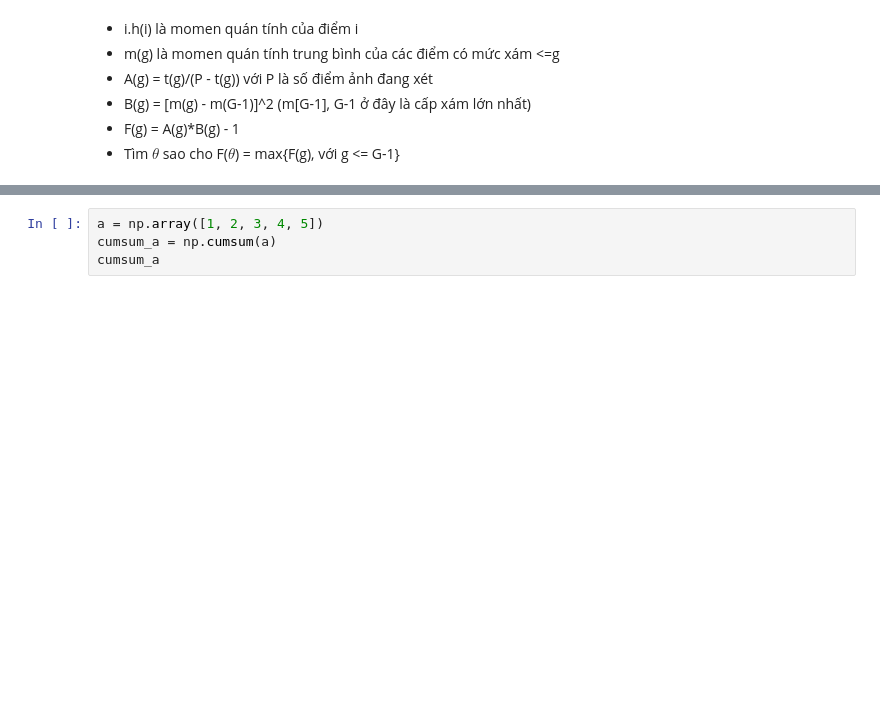
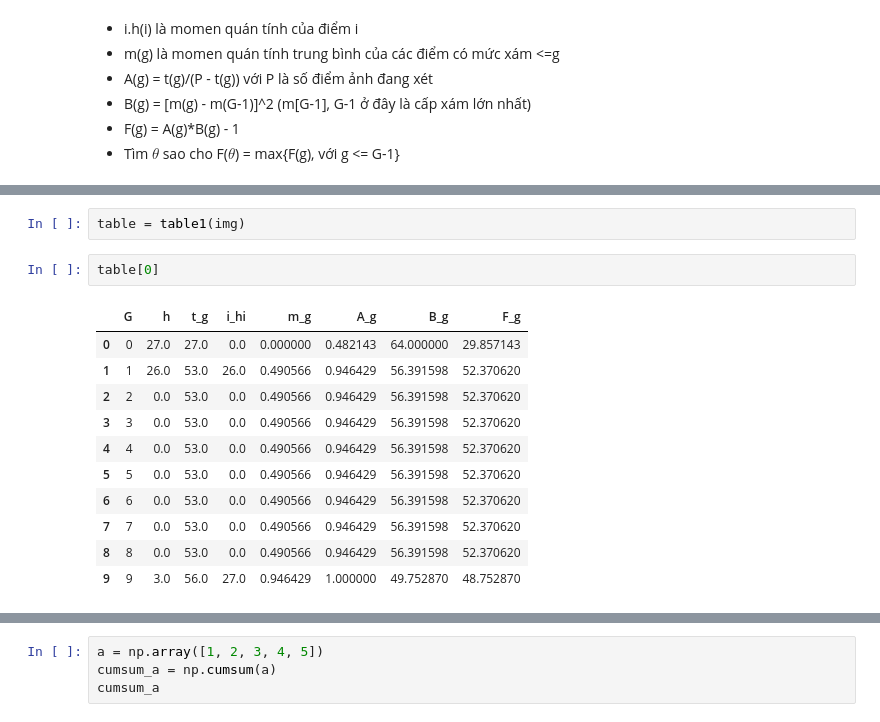
Before and after one commit to Minhdd1413/Image_Processing, a Jupyter notebook: Week3.ipynb, the cells around one changed output, grey strips where cells are left out. Cells and saved outputs as stored; diff of their text form; blank space fills up the shorter version.

```diff
--- a/Week3.ipynb
+++ b/Week3.ipynb
@@ -43,0 +104,16 @@ $$m(g) = (\Sigma^g_iih(i))/t(g)$$
+# %%
+table = table1(img)
+# %%
+table[0]
+# %% [output]
+|  | G | h | t_g | i_hi | m_g | A_g | B_g | F_g |
+| 0 | 0 | 27.0 | 27.0 | 0.0 | 0.000000 | 0.482143 | 64.000000 | 29.857143 |
+| 1 | 1 | 26.0 | 53.0 | 26.0 | 0.490566 | 0.946429 | 56.391598 | 52.370620 |
+| 2 | 2 | 0.0 | 53.0 | 0.0 | 0.490566 | 0.946429 | 56.391598 | 52.370620 |
+| 3 | 3 | 0.0 | 53.0 | 0.0 | 0.490566 | 0.946429 | 56.391598 | 52.370620 |
+| 4 | 4 | 0.0 | 53.0 | 0.0 | 0.490566 | 0.946429 | 56.391598 | 52.370620 |
+| 5 | 5 | 0.0 | 53.0 | 0.0 | 0.490566 | 0.946429 | 56.391598 | 52.370620 |
+| 6 | 6 | 0.0 | 53.0 | 0.0 | 0.490566 | 0.946429 | 56.391598 | 52.370620 |
+| 7 | 7 | 0.0 | 53.0 | 0.0 | 0.490566 | 0.946429 | 56.391598 | 52.370620 |
+| 8 | 8 | 0.0 | 53.0 | 0.0 | 0.490566 | 0.946429 | 56.391598 | 52.370620 |
+| 9 | 9 | 3.0 | 56.0 | 27.0 | 0.946429 | 1.000000 | 49.752870 | 48.752870 |
```
Also changed, not shown: parts of 20 cells of this notebook.
